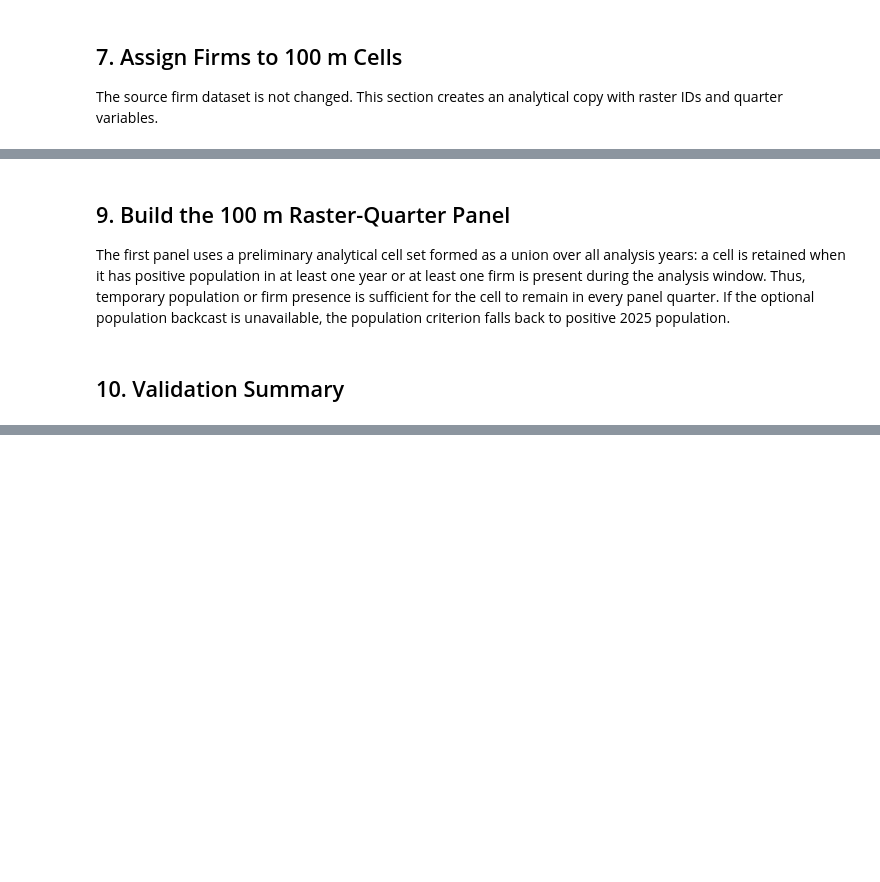
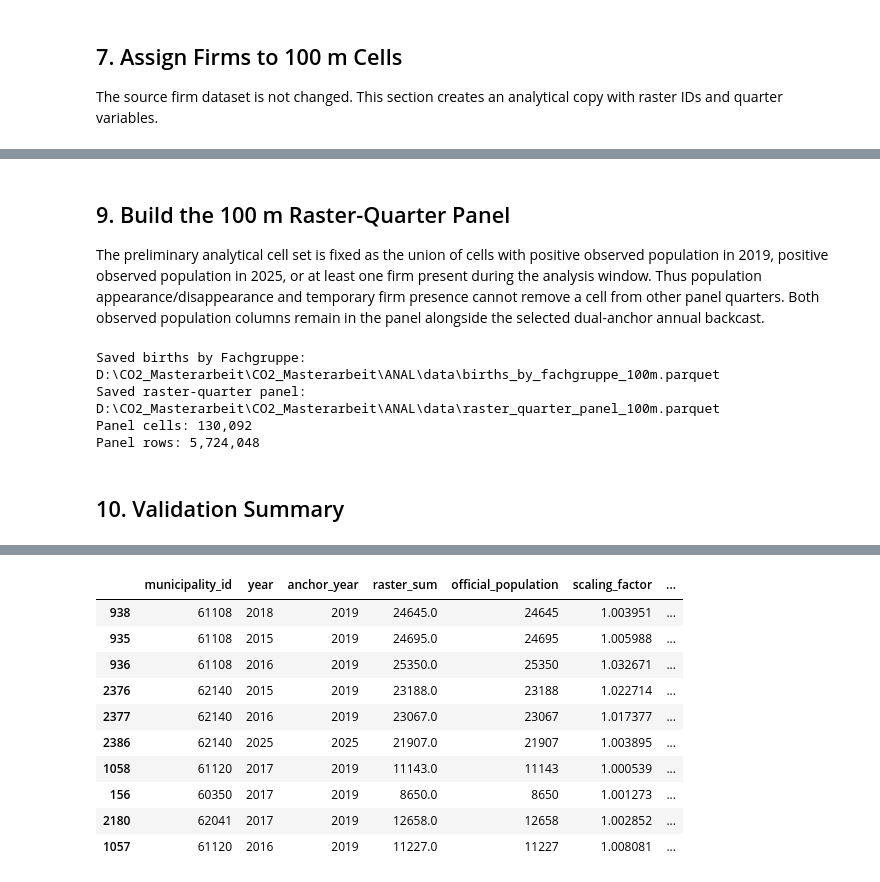
Before and after one commit to TheLeoMag/CO2_Masterarbeit, a Jupyter notebook: ANAL/01_build_data_foundation.ipynb, the cells around one changed output, grey strips where cells are left out. Saved outputs shown, nothing was run; the diff lists cells and outputs as text; code cells hidden in the pictures; blank space fills up the shorter version.

```diff
--- a/ANAL/01_build_data_foundation.ipynb
+++ b/ANAL/01_build_data_foundation.ipynb
@@ -387,23 +505,17 @@ population_backcast
 # %% [markdown]
 ## 9. Build the 100 m Raster-Quarter Panel
 
-The first panel uses a preliminary analytical cell set formed as a union over all analysis years: a cell is retained when it has positive population in at least one year or at least one firm is present during the analysis window. Thus, temporary population or firm presence is sufficient for the cell to remain in every panel quarter. If the optional population backcast is unavailable, the population criterion falls back to positive 2025 population.
+The preliminary analytical cell set is fixed as the union of cells with positive observed population in 2019, positive observed population in 2025, or at least one firm present during the analysis window. Thus population appearance/disappearance and temporary firm presence cannot remove a cell from other panel quarters. Both observed population columns remain in the panel alongside the selected dual-anchor annual backcast.
 # %%
 analysis_start = pd.Timestamp(f"{START_YEAR}-01-01")
 
 if population_backcast is None and POPULATION_BACKCAST_OUTPUT.exists():
     population_backcast = pd.read_parquet(POPULATION_BACKCAST_OUTPUT)
 
-if population_backcast is not None:
-    positive_population_cell_ids = population_backcast.loc[
-        population_backcast["year"].between(START_YEAR, END_YEAR)
-        & (population_backcast["population_backcast"] > 0),
-        "grid_id",
-    ].dropna().unique()
-else:
-    positive_population_cell_ids = raster.loc[
-        raster["population_2025"] > 0, "grid_id"
-    ].unique()
+positive_population_cell_ids = raster.loc[
+    raster[["population_2019", "population_2025"]].gt(0).any(axis=1),
+    "grid_id",
+].dropna().unique()
 
 firm_present_in_window = (
     firms["founding_date"].notna()
@@ -424,7 +536,7 @@ quarter_table = pd.DataFrame(
     }
 )
 
-panel = panel_cells[["grid_id", "municipality_id", "municipality_name", "population_2025", "preliminary_panel_cell"]].merge(
+panel = panel_cells[["grid_id", "municipality_id", "municipality_name", "population_2019", "population_2025", "preliminary_panel_cell"]].merge(
     quarter_table,
     how="cross",
 )
@@ -525,6 +637,11 @@ panel.to_parquet(PANEL_OUTPUT, index=False)
 print(f"Saved raster-quarter panel: {PANEL_OUTPUT}")
 print(f"Panel cells: {panel_cells['grid_id'].nunique():,}")
 print(f"Panel rows: {len(panel):,}")
+# %% [output]
+Saved births by Fachgruppe: D:\CO2_Masterarbeit\CO2_Masterarbeit\ANAL\data\births_by_fachgruppe_100m.parquet
+Saved raster-quarter panel: D:\CO2_Masterarbeit\CO2_Masterarbeit\ANAL\data\raster_quarter_panel_100m.parquet
+Panel cells: 130,092
+Panel rows: 5,724,048
 # %% [markdown]
 ## 10. Validation Summary
 # %%
@@ -533,7 +650,9 @@ check(raster.crs.to_epsg() == 3035, "raster CRS is EPSG:3035")
 check(raster["grid_id"].is_unique, "grid_id is unique")
 check(raster["municipality_id"].notna().all(), "all raster cells have municipality_id")
 check((raster["resolution_m"] == 100).all(), "all cells are marked as 100 m")
-check(np.isclose(raster["population_2025"].sum(), population_2025["population"].sum()), "2025 population sum matches clipped population grid")
+for year, layer in population_grids.items():
+    check(np.isclose(raster[f"population_{year}"].sum(), layer["population"].sum()), f"{year} population sum matches Styria-filtered population grid")
+check(raster[["population_2019", "population_2025"]].gt(0).any(axis=1).sum() == len(set(population_2019["cell_id"]) | set(population_2025["cell_id"])), "raster contains the union of populated cells from both anchors")
 
 print("\nFirm checks")
 check(len(firms_source) > 0, "source firm input has rows")
@@ -545,28 +664,32 @@ invalid_exit_dates = firms["exit_date"].notna() & (firms["exit_date"] < firms["f
 check(not invalid_exit_dates.any(), "no exit date before founding date")
 
 print("\nPopulation backcast checks")
-if population_backcast is None:
-    print("CHECK: population backcast not created because the population input file is missing")
-else:
-    validation = (
-        population_backcast.drop_duplicates(["grid_id", "year"])
-        .groupby(["municipality_id", "year"], as_index=False)
-        .agg(
-            raster_sum=("population_backcast", "sum"),
-            official_population=("municipality_population_year", "first"),
-            scaling_factor=("scaling_factor", "first"),
-        )
+validation = (
+    population_backcast.drop_duplicates(["grid_id", "year"])
+    .groupby(["municipality_id", "year", "anchor_year"], as_index=False)
+    .agg(
+        raster_sum=("population_backcast", "sum"),
+        official_population=("municipality_population_year", "first"),
+        scaling_factor=("scaling_factor", "first"),
     )
-    validation["absolute_deviation"] = validation["raster_sum"] - validation["official_population"]
-    validation["relative_deviation"] = validation["absolute_deviation"] / validation["official_population"]
-    display(validation.sort_values("absolute_deviation", key=lambda s: s.abs(), ascending=False).head(10))
-    suspicious = validation[(validation["scaling_factor"] < 0.75) | (validation["scaling_factor"] > 1.25)]
-    print(f"Suspicious scaling factors outside 0.75-1.25: {len(suspicious):,}")
+)
+validation["absolute_deviation"] = validation["raster_sum"] - validation["official_population"]
+validation["relative_deviation"] = validation["absolute_deviation"] / validation["official_population"]
+display(validation.sort_values("absolute_deviation", key=lambda s: s.abs(), ascending=False).head(10))
+check(np.allclose(validation["raster_sum"], validation["official_population"]), "every dual-anchor municipality-year raster sum matches its official municipality total")
+check(population_backcast.loc[population_backcast["year"].le(2019), "anchor_year"].eq(2019).all(), "2015-2019 use the 2019 spatial anchor")
+check(population_backcast.loc[population_backcast["year"].ge(2020), "anchor_year"].eq(2025).all(), "2020-2025 use the 2025 spatial anchor")
+check(not population_backcast.duplicated(["grid_id", "year", "quarter"]).any(), "population backcast has unique grid-year-quarter rows")
+suspicious = validation[(validation["scaling_factor"] < 0.75) | (validation["scaling_factor"] > 1.25)]
+print(f"Suspicious scaling factors outside 0.75-1.25: {len(suspicious):,}")
 
 print("\nPanel checks")
 panel_cell_ids = set(panel["grid_id"].unique())
 expected_panel_cell_ids = set(positive_population_cell_ids) | set(firm_cell_ids)
-check(panel_cell_ids == expected_panel_cell_ids, "panel cell set is the union of cells with positive population in any analysis year and cells with a firm present in the analysis window")
+check(panel_cell_ids == expected_panel_cell_ids, "panel cell set is the union of cells populated in either 2019 or 2025 and cells with a firm present in the analysis window")
+check(set(raster.loc[raster["population_2019"].gt(0), "grid_id"]).issubset(panel_cell_ids), "every cell populated in 2019 remains in the panel")
+check(set(raster.loc[raster["population_2025"].gt(0), "grid_id"]).issubset(panel_cell_ids), "every cell populated in 2025 remains in the panel")
+check({"population_2019", "population_2025", "population_backcast"}.issubset(panel.columns), "panel retains both observed anchors and the selected backcast")
 expected_rows = panel["grid_id"].nunique() * len(quarters)
 check(len(panel) == expected_rows, "panel has one row per preliminary panel cell and quarter")
 check(panel["period"].min() == f"{START_YEAR}Q1" and panel["period"].max() == f"{END_YEAR}Q4", "panel covers 2015Q1-2025Q4")
@@ -592,3 +715,4 @@ if set(fachgruppe_t_columns + fachgruppe_tminus1_columns).issubset(panel.columns
     fachgruppe_sum_tminus1 = panel[fachgruppe_tminus1_columns].sum(axis=1)
     check((fachgruppe_sum_t == panel["active_firms_t"]).all(), "Fachgruppe t stocks sum to active_firms_t")
     check((fachgruppe_sum_tminus1 == panel["active_firms_tminus1"]).all(), "Fachgruppe lagged stocks sum to active_firms_tminus1")
+# %% [output]
@@ -594,0 +736,11 @@ if set(fachgruppe_t_columns + fachgruppe_tminus1_columns).issubset(panel.columns
+|  | municipality_id | year | anchor_year | raster_sum | official_population | scaling_factor | ... |
+| 938 | 61108 | 2018 | 2019 | 24645.0 | 24645 | 1.003951 | ... |
+| 935 | 61108 | 2015 | 2019 | 24695.0 | 24695 | 1.005988 | ... |
+| 936 | 61108 | 2016 | 2019 | 25350.0 | 25350 | 1.032671 | ... |
+| 2376 | 62140 | 2015 | 2019 | 23188.0 | 23188 | 1.022714 | ... |
+| 2377 | 62140 | 2016 | 2019 | 23067.0 | 23067 | 1.017377 | ... |
+| 2386 | 62140 | 2025 | 2025 | 21907.0 | 21907 | 1.003895 | ... |
+| 1058 | 61120 | 2017 | 2019 | 11143.0 | 11143 | 1.000539 | ... |
+| 156 | 60350 | 2017 | 2019 | 8650.0 | 8650 | 1.001273 | ... |
+| 2180 | 62041 | 2017 | 2019 | 12658.0 | 12658 | 1.002852 | ... |
+| 1057 | 61120 | 2016 | 2019 | 11227.0 | 11227 | 1.008081 | ... |
```
Also changed, not shown: parts of 16 cells of this notebook, 59 other files.
